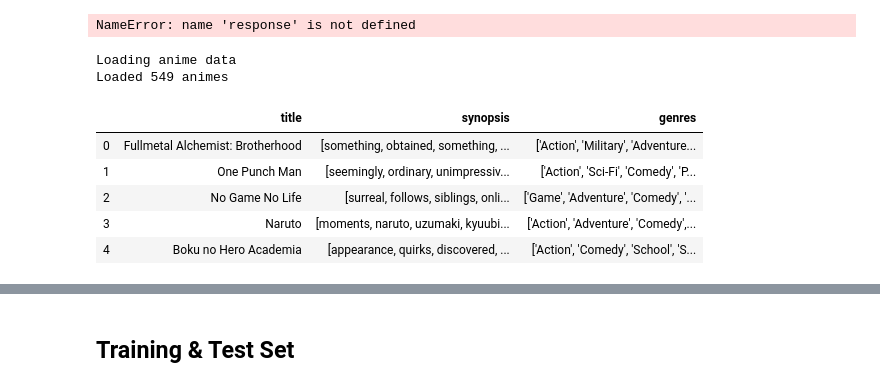
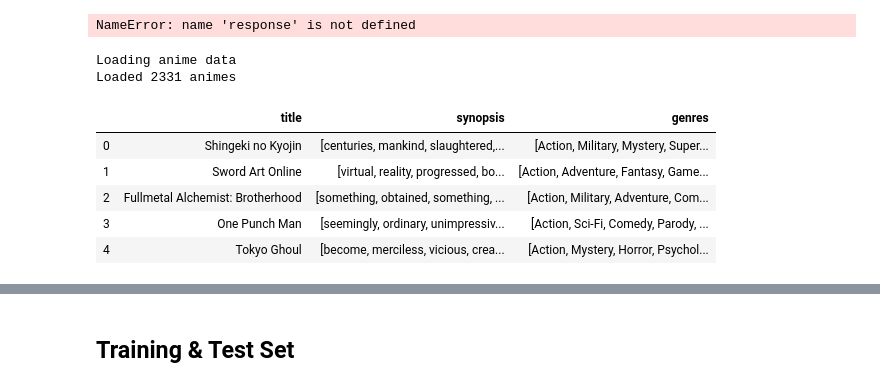
Before and after one commit to MaximeBastion/Anime_Classifier_Bayes, a Jupyter notebook: Anime_Classifier_Bayes.ipynb, the cells around one changed output, grey strips where cells are left out. Drawn from its saved outputs; the diff is of its cells as text; code cells hidden in the pictures.

```diff
--- a/Anime_Classifier_Bayes.ipynb
+++ b/Anime_Classifier_Bayes.ipynb
@@ -23,11 +23,17 @@ import time
 import re
 import os.path
 from os import path
+# makes it so that Jupyter displays the return values, even when they are not at the very end of the cell
+from IPython.core.interactiveshell import InteractiveShell
+InteractiveShell.ast_node_interactivity = "all"
 
 class Constants:
     FORCE_API_GET = False
     FORCE_COMPUTE_PARAMETERS = False
-    ANIMES_CSV_FILENAME = "animes_from_api.csv"
+#     ANIMES_CSV_FILENAME = "animes_from_api.csv"
+    ANIMES_CSV_FILENAME = "animes_from_api_more.csv"
+    PARAMETERS_FILENAME = "parameters_all_genres_one_page.json"
+    PARAMETERS_NO_FILENAME = "parameters_no_all_genres_one_page.json"
 # %%
 # gets the first page of the most popular animes of genre of id 8 (Drama).
 # then converts it to a python dictionary
@@ -185,36 +234,40 @@ def fetch_data(genres_dictionary, pages_per_genre=3):
             anime_groups.append(simplify(request_genre(genre_id, page)))
             time.sleep(4)    # as we request a lot of data each request, we wait a large amount of time to not flood the API
 
+    original_len = len(animes)
     animes = []
     for group in anime_groups:
         for anime in group:
             animes.append(anime)
     animes = remove_duplicates(animes)
+    print("Removed " + str(original_len - len(animes)) + " duplicates")
     return get_df(animes)
 # %%
 # We only fetch API data if we did not already do it and saved it, or if we set it to do it regardless (new data?)
 if not path.isfile(Constants.ANIMES_CSV_FILENAME) or Constants.FORCE_API_GET:
     print("Fetching & saving anime data")
-    animes = fetch_data(genres_name)
+#     animes = fetch_data(genres_name)
+    all_ids = [id + 1 for id in range(43)]
+    animes = fetch_data(all_ids, 1)
     animes.to_csv(Constants.ANIMES_CSV_FILENAME, index = False)
 else:
     print("Loading anime data")
     animes = pd.read_csv(Constants.ANIMES_CSV_FILENAME)
-    # the synopsis column is saved and loaded as strings, not lists. We need to convert it back to lists
+    # the synopsis and genres columns are saved and loaded as strings, not lists of strings. We need to convert them back to lists
     animes["synopsis"] = animes["synopsis"].str.replace('[', '').str.replace(']', '').str.replace("'", '').str.replace(',', '').str.split()
-
+    animes["genres"] = animes["genres"].str.replace('[', '').str.replace(']', '').str.replace("'", '').str.replace(', ', ',').str.split(',')
 
 print("Loaded " + str(animes.shape[0]) + " animes")
 animes.head()
 # %% [output]
 Loading anime data
-Loaded 549 animes
+Loaded 2331 animes
 |  | title | synopsis | genres |
-| 0 | Fullmetal Alchemist: Brotherhood | [something, obtained, something, ... | ['Action', 'Military', 'Adventure... |
-| 1 | One Punch Man | [seemingly, ordinary, unimpressiv... | ['Action', 'Sci-Fi', 'Comedy', 'P... |
-| 2 | No Game No Life | [surreal, follows, siblings, onli... | ['Game', 'Adventure', 'Comedy', '... |
-| 3 | Naruto | [moments, naruto, uzumaki, kyuubi... | ['Action', 'Adventure', 'Comedy',... |
-| 4 | Boku no Hero Academia | [appearance, quirks, discovered, ... | ['Action', 'Comedy', 'School', 'S... |
+| 0 | Shingeki no Kyojin | [centuries, mankind, slaughtered,... | [Action, Military, Mystery, Super... |
+| 1 | Sword Art Online | [virtual, reality, progressed, bo... | [Action, Adventure, Fantasy, Game... |
+| 2 | Fullmetal Alchemist: Brotherhood | [something, obtained, something, ... | [Action, Military, Adventure, Com... |
+| 3 | One Punch Man | [seemingly, ordinary, unimpressiv... | [Action, Sci-Fi, Comedy, Parody, ... |
+| 4 | Tokyo Ghoul | [become, merciless, vicious, crea... | [Action, Mystery, Horror, Psychol... |
 # %%
 # create a column per genre, a set it to TRUE if the anime is of this genre, FALSE otherwise
 def clean_genres(df, genres):
```
Also changed, not shown: parts of 15 cells of this notebook, 1 other file.
